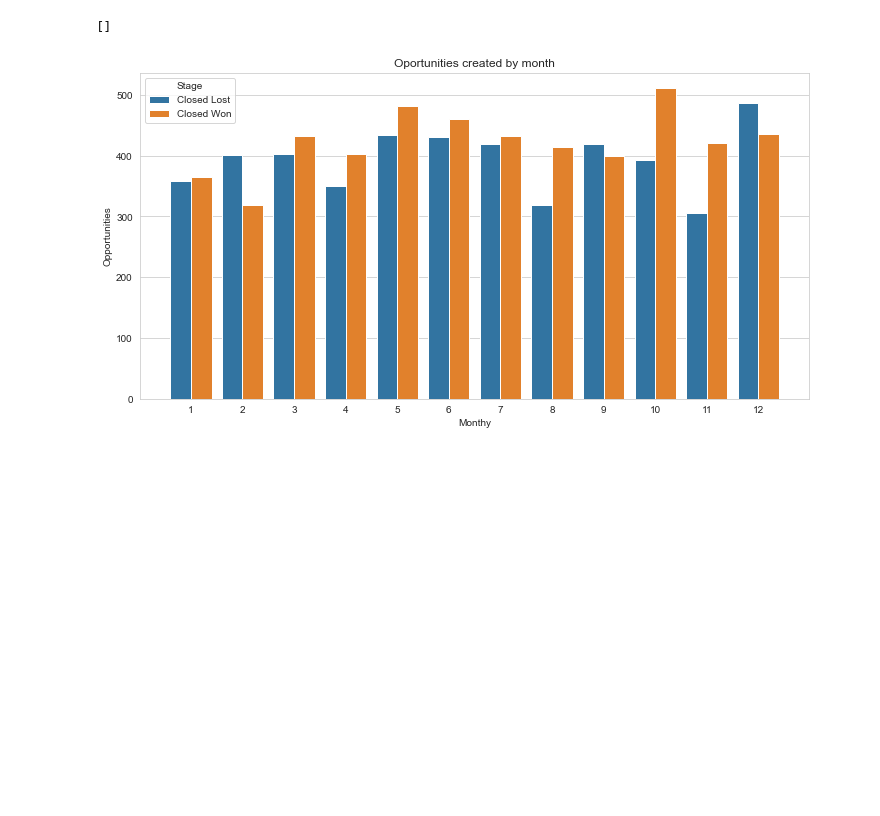
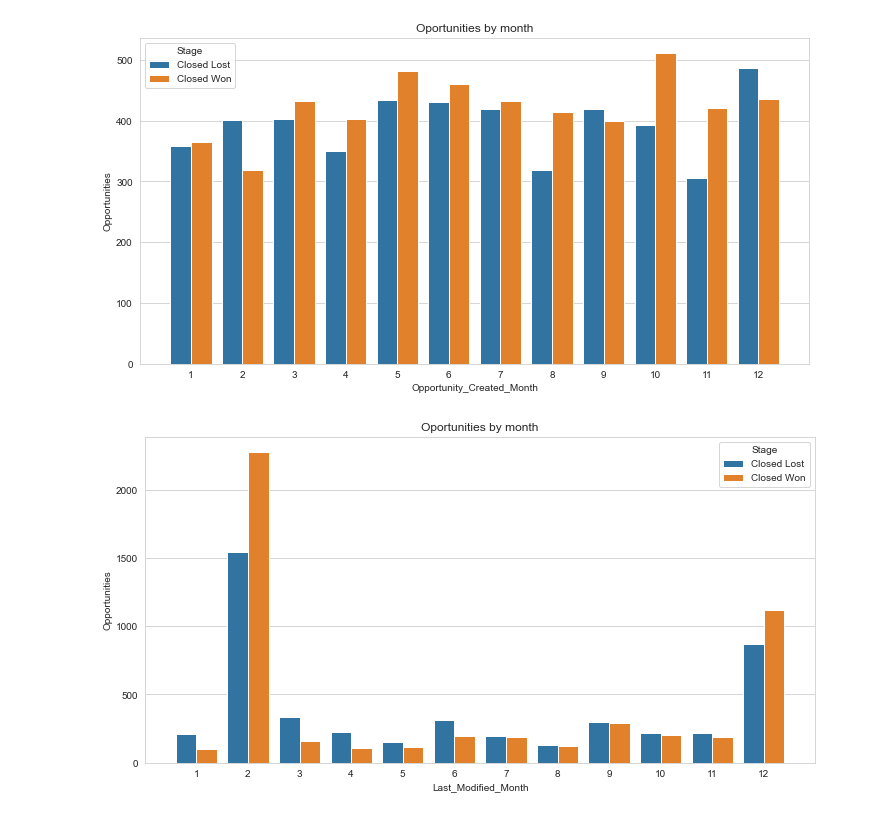
Before and after one commit to fede-alt/datos_2c2020_tp1, a Jupyter notebook: Pruebas/Pruebas_Fede.ipynb, the cells around one changed output. Saved outputs shown, nothing was run; the diff lists cells and outputs as text; code cells hidden in the pictures; blank space fills up the shorter version.

```diff
--- a/Pruebas/Pruebas_Fede.ipynb
+++ b/Pruebas/Pruebas_Fede.ipynb
@@ -8,7 +8,7 @@ sns.set_style("whitegrid")
 # %%
 my_columns = ["Sales_Contract_No","Account_Owner","Opportunity_Owner","Account_Type","Opportunity_Type","Quote_Type",
             "Delivery_Terms","Opportunity_Created_Date","Brand","Product_Type","Size","Product_Category_B","Price",
-            "Stage","Opportunity_ID"]#contexto
+            "Stage","Opportunity_ID","Last_Modified_Date"]#contexto
 df_completo = pd.read_csv('Entrenamieto_ECI_2020.csv')
 df = df_completo[my_columns]
 # %%
@@ -19,6 +19,13 @@ df["Opportunity_Created_Date"] = pd.to_datetime(df["Opportunity_Created_Date"],
 df["Opportunity_Created_Day"] = DatetimeIndex(df["Opportunity_Created_Date"]).day
 df["Opportunity_Created_Month"] = DatetimeIndex(df["Opportunity_Created_Date"]).month
 df["Opportunity_Created_Year"] = DatetimeIndex(df["Opportunity_Created_Date"]).year
+
+df["Last_Modified_Date"] = pd.to_datetime(df["Last_Modified_Date"], format='%m/%d/%Y')
+df["Last_Modified_Day"] = DatetimeIndex(df["Last_Modified_Date"]).day
+df["Last_Modified_Month"] = DatetimeIndex(df["Last_Modified_Date"]).month
+df["Last_Modified_Year"] = DatetimeIndex(df["Last_Modified_Date"]).year
+
+
 df_won = df[df.Stage=="Closed Won"]
 df_lost = df[df.Stage=="Closed Lost"]
 
@@ -89,13 +105,14 @@ Oportunidades Lost promedio por Account_Owner = 98.3125
 # %%
 ##OPORTUNIDADES CREADAS POR MES (según target)
-
-moth_creation = df[(df["Stage"]=="Closed Won") | (df["Stage"]=="Closed Lost")].drop_duplicates(subset=['Opportunity_ID'], keep='last').groupby(["Opportunity_Created_Month","Stage"]).agg({"Opportunity_ID":"count"}).reset_index()
-fig, ax = plt.subplots(figsize = (12,6))
-fig = sns.barplot(data=moth_creation,x="Opportunity_Created_Month", y="Opportunity_ID", hue="Stage", ax=ax)
-fig.set_ylabel("Opportunities")
-fig.set_xlabel("Monthy")
-fig.set_title("Oportunities created by month")
-fig.plot()
+month_columns = ["Opportunity_Created_Month", "Last_Modified_Month"]
+for month_column in month_columns:
+    moth_creation = df[(df["Stage"]=="Closed Won") | (df["Stage"]=="Closed Lost")].drop_duplicates(subset=['Opportunity_ID'], keep='last').groupby([month_column,"Stage"]).agg({"Opportunity_ID":"count"}).reset_index()
+    fig, ax = plt.subplots(figsize = (12,6))
+    fig = sns.barplot(data=moth_creation,x=month_column, y="Opportunity_ID", hue="Stage", ax=ax)
+    fig.set_ylabel("Opportunities")
+    fig.set_xlabel(month_column)
+    fig.set_title("Oportunities by month")
+    fig.plot()
 # %% [output]
-[]
-[figure, old version]
+[figure, new version]
+[figure, added]
```
Also changed, not shown: parts of 2 cells of this notebook.
